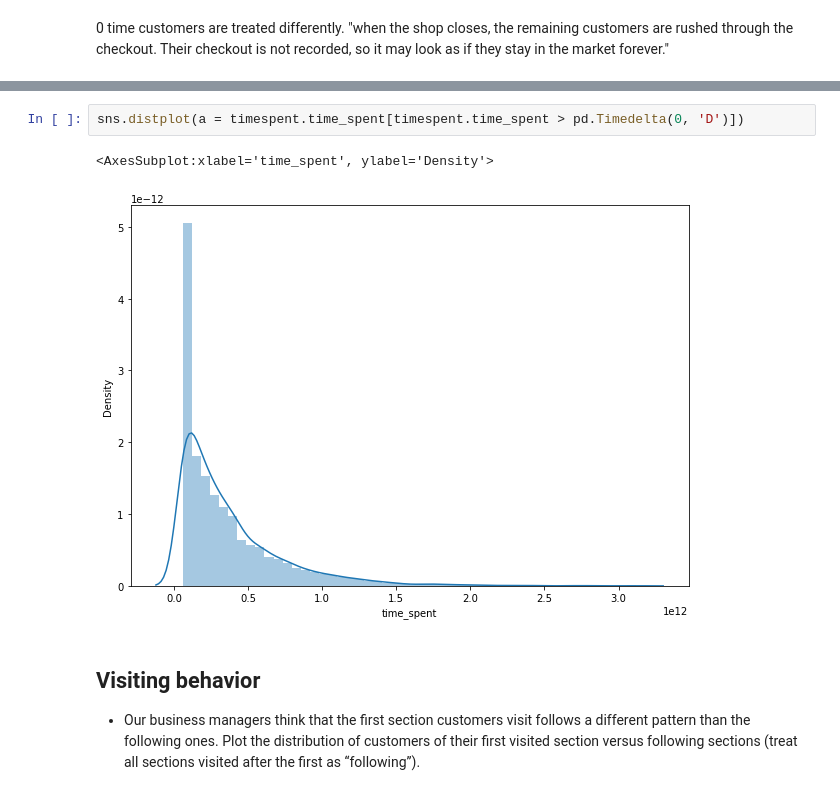
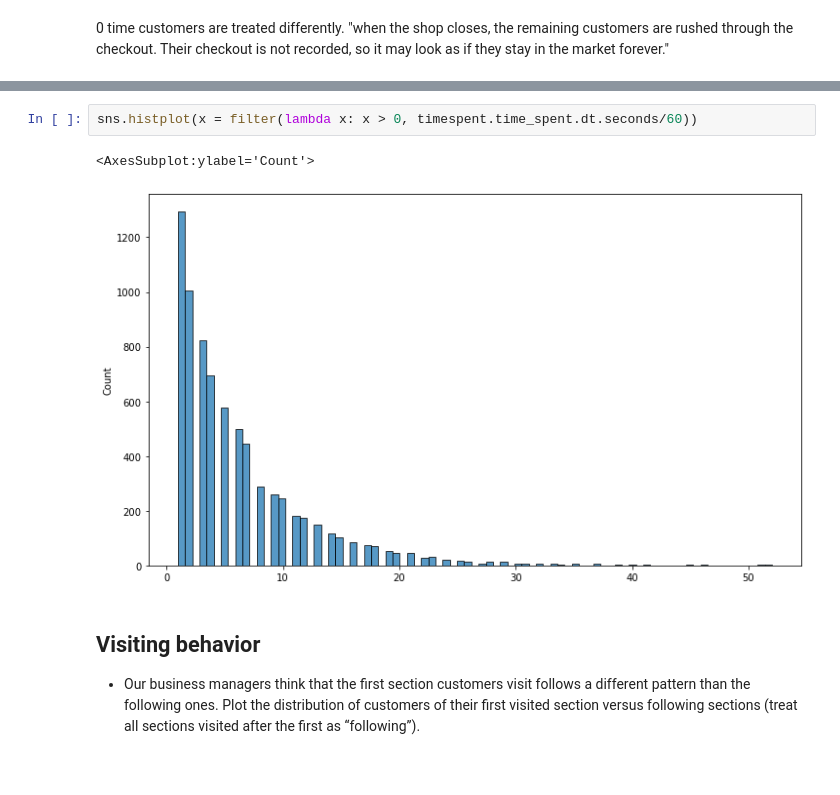
Before and after one commit to the-Hull/p045_spiced_projects, a Jupyter notebook: 08_week/02_project/01_exploration.ipynb, the cells around one changed output, grey strips where cells are left out. Saved outputs shown, nothing was run; the diff lists cells and outputs as text.

Commit message:
time adjustments

```diff
--- a/08_week/02_project/01_exploration.ipynb
+++ b/08_week/02_project/01_exploration.ipynb
@@ -164,8 +175,8 @@ sns.distplot(a = timespent.time_spent)
-# %%
-sns.distplot(a = timespent.time_spent[timespent.time_spent > pd.Timedelta(0, 'D')])
-# %% [output]
-<AxesSubplot:xlabel='time_spent', ylabel='Density'>
-[figure, removed]
+# %%
+sns.histplot(x = filter(lambda x: x > 0, timespent.time_spent.dt.seconds/60))
+# %% [output]
+<AxesSubplot:ylabel='Count'>
+[figure, added]
 # %% [markdown]
 ## Visiting behavior
 - Our business managers think that the first section customers visit follows a different pattern than the following ones. Plot the distribution of customers of their first visited section versus following sections (treat all sections visited after the first as “following”).
```
Also changed, not shown: parts of 6 cells of this notebook.
